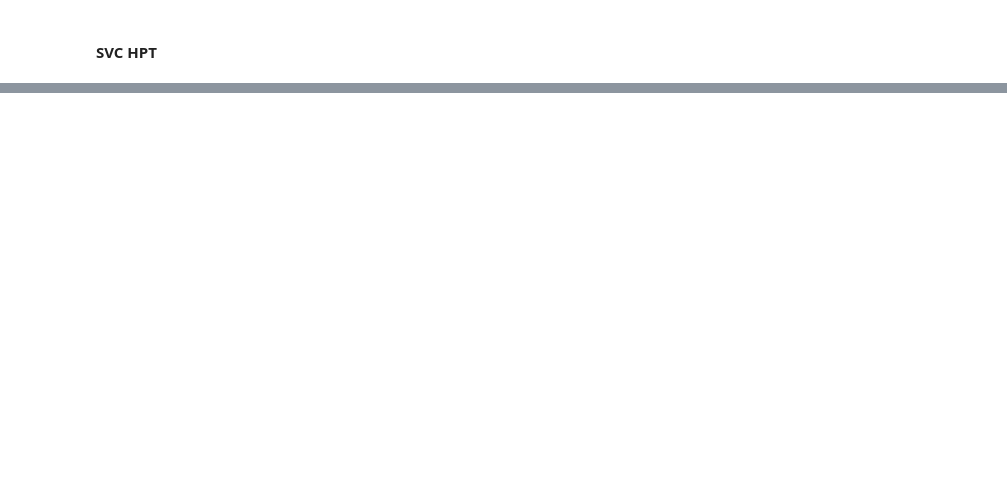
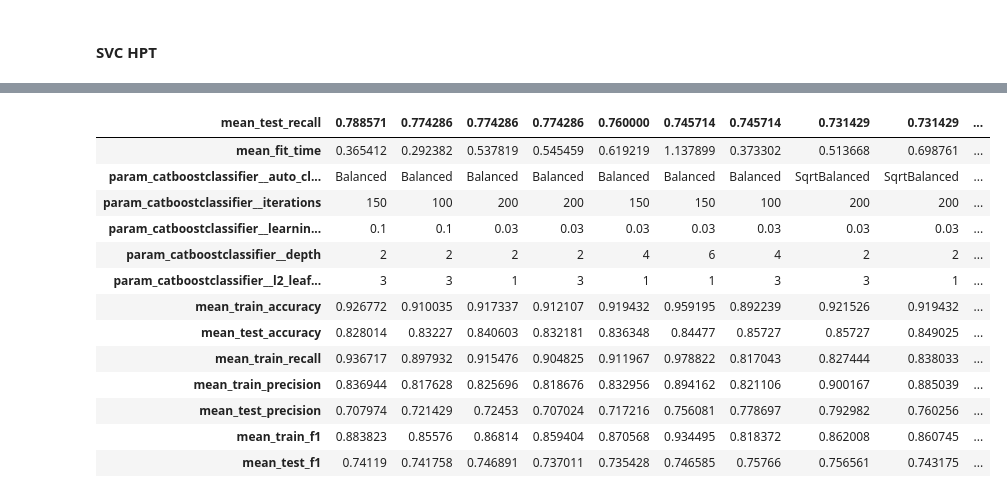
Before and after one commit to utkarshsaboo45/Heart-Failure, a Jupyter notebook: notebooks/model.ipynb, the cells around one changed output, grey strips where cells are left out. Drawn from its saved outputs; the diff is of its cells as text; code cells hidden in the pictures; blank space fills up the shorter version.

Commit message:
Tune CatBoost

```diff
--- a/notebooks/model.ipynb
+++ b/notebooks/model.ipynb
@@ -624,0 +634,2 @@ plot_PR_curve(precision_avg, recall_avg, close_default_avg)
+# %%
+random_search_rf.fit(X_train, y_train)
@@ -624,0 +686,24 @@ plot_PR_curve(precision_avg, recall_avg, close_default_avg)
+# %%
+pipe_cb = make_pipeline(
+    column_transformer, CatBoostClassifier(verbose=False)
+)
+
+params_cb = {
+    "catboostclassifier__auto_class_weights": ["SqrtBalanced", "Balanced"],
+    "catboostclassifier__iterations": [100, 150, 200],
+    "catboostclassifier__learning_rate": [0.03, 0.1],
+    "catboostclassifier__depth": [2, 4, 6, 8],
+    "catboostclassifier__l2_leaf_reg": [0.2, 0.5, 1, 3]
+}
+
+random_search_cb = RandomizedSearchCV(
+    pipe_cb,
+    params_cb,
+    return_train_score=True,
+    n_jobs=-1,
+    n_iter=20,
+    scoring=scoring_metrics,
+    refit="accuracy"
+)
+# %%
+random_search_cb.fit(X_train, y_train)
@@ -624,0 +728,32 @@ plot_PR_curve(precision_avg, recall_avg, close_default_avg)
+# %%
+pd.DataFrame(random_search_cb.cv_results_)[[
+    "mean_fit_time",
+    "param_catboostclassifier__auto_class_weights",
+    "param_catboostclassifier__iterations",
+    "param_catboostclassifier__learning_rate",
+    "param_catboostclassifier__depth",
+    "param_catboostclassifier__l2_leaf_reg",
+    "mean_train_accuracy",
+    "mean_test_accuracy",
+    "mean_train_recall",
+    "mean_test_recall",
+    "mean_train_precision",
+    "mean_test_precision",
+    "mean_train_f1",
+    "mean_test_f1"
+]].sort_values("mean_test_recall", ascending=False).set_index("mean_test_recall").T
+# %% [output]
+| mean_test_recall | 0.788571 | 0.774286 | 0.774286 | 0.774286 | 0.760000 | 0.745714 | 0.745714 | 0.731429 | 0.731429 | ... |
+| mean_fit_time | 0.365412 | 0.292382 | 0.537819 | 0.545459 | 0.619219 | 1.137899 | 0.373302 | 0.513668 | 0.698761 | ... |
+| param_catboostclassifier__auto_cl... | Balanced | Balanced | Balanced | Balanced | Balanced | Balanced | Balanced | SqrtBalanced | SqrtBalanced | ... |
+| param_catboostclassifier__iterations | 150 | 100 | 200 | 200 | 150 | 150 | 100 | 200 | 200 | ... |
+| param_catboostclassifier__learnin... | 0.1 | 0.1 | 0.03 | 0.03 | 0.03 | 0.03 | 0.03 | 0.03 | 0.03 | ... |
+| param_catboostclassifier__depth | 2 | 2 | 2 | 2 | 4 | 6 | 4 | 2 | 2 | ... |
+| param_catboostclassifier__l2_leaf... | 3 | 3 | 1 | 3 | 1 | 1 | 3 | 3 | 1 | ... |
+| mean_train_accuracy | 0.926772 | 0.910035 | 0.917337 | 0.912107 | 0.919432 | 0.959195 | 0.892239 | 0.921526 | 0.919432 | ... |
+| mean_test_accuracy | 0.828014 | 0.83227 | 0.840603 | 0.832181 | 0.836348 | 0.84477 | 0.85727 | 0.85727 | 0.849025 | ... |
+| mean_train_recall | 0.936717 | 0.897932 | 0.915476 | 0.904825 | 0.911967 | 0.978822 | 0.817043 | 0.827444 | 0.838033 | ... |
+| mean_train_precision | 0.836944 | 0.817628 | 0.825696 | 0.818676 | 0.832956 | 0.894162 | 0.821106 | 0.900167 | 0.885039 | ... |
+| mean_test_precision | 0.707974 | 0.721429 | 0.72453 | 0.707024 | 0.717216 | 0.756081 | 0.778697 | 0.792982 | 0.760256 | ... |
+| mean_train_f1 | 0.883823 | 0.85576 | 0.86814 | 0.859404 | 0.870568 | 0.934495 | 0.818372 | 0.862008 | 0.860745 | ... |
+| mean_test_f1 | 0.74119 | 0.741758 | 0.746891 | 0.737011 | 0.735428 | 0.746585 | 0.75766 | 0.756561 | 0.743175 | ... |
```
Also changed, not shown: parts of 20 cells of this notebook.
